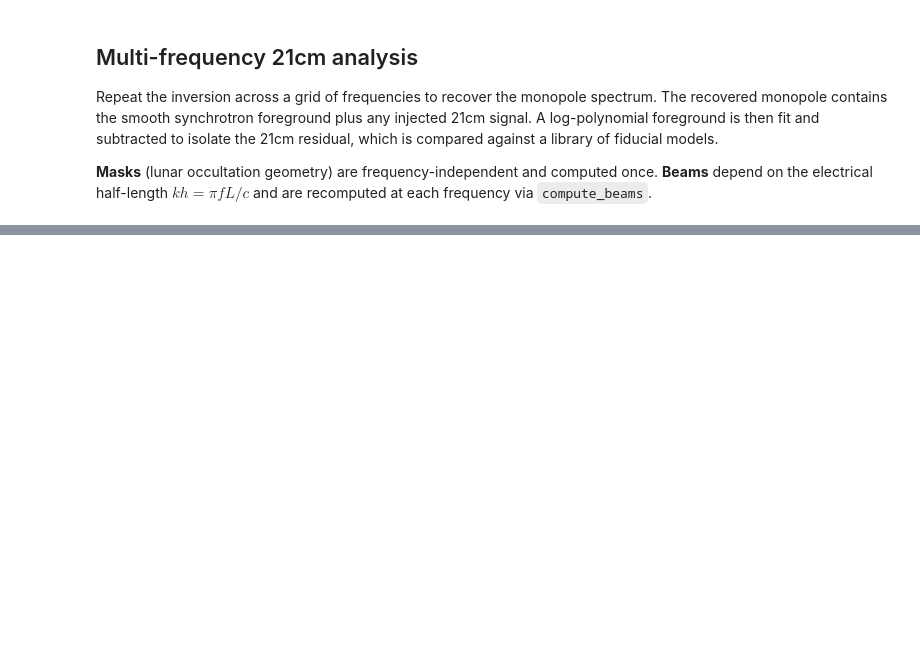
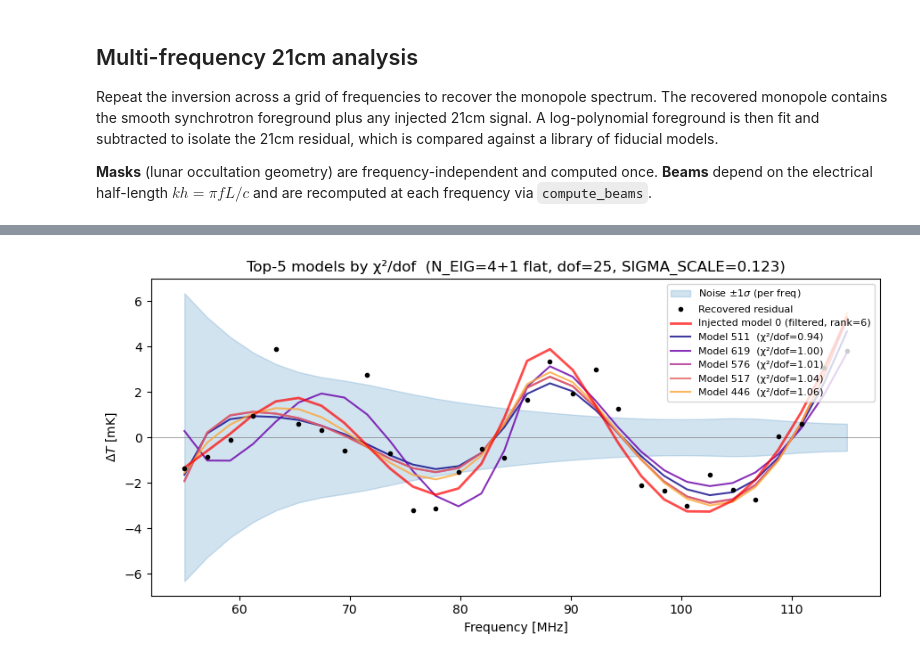
Before and after one commit to AaronParsons/eigsep_sim, a Jupyter notebook: notebooks/Lunar Orbit Multi Freq.ipynb, the cells around one changed output, grey strips where cells are left out. Drawn from its saved outputs; the diff is of its cells as text; code cells hidden in the pictures; blank space fills up the shorter version.

Commit message:
Updated to fully working Lunar Orbit Multi Freq.ipynb

```diff
--- a/notebooks/Lunar Orbit Multi Freq.ipynb
+++ b/notebooks/Lunar Orbit Multi Freq.ipynb
@@ -132,19 +151,26 @@ of fiducial models.
 once.  **Beams** depend on the electrical half-length $kh = \pi f L / c$ and
 are recomputed at each frequency via `compute_beams`.
 # %%
-# ── Frequency grid ──────────────────────────────────────────────────────────────────────────────
+# ── Frequency grid ────────────────────────────────────────────────────────────
 FREQS_MHZ = np.linspace(55.0, 115.0, 30)   # 30 channels, 55–115 MHz
 N_FREQ    = len(FREQS_MHZ)
 
-# ── Load 21cm model library ───────────────────────────────────────────────────────
+# ── Noise scaling ─────────────────────────────────────────────────────────────
+# SIGMA_SCALE multiplies the per-dipole radiometer noise at each frequency.
+# Physical noise (SIGMA_SCALE=1) is noise-dominated at ~9x the 21cm signal;
+# here we scale down to bring noise to ~1× the filtered signal amplitude,
+# equivalent to ~66× more integration time (σ ∝ 1/√τ, so 1/0.123² ≈ 66).
+SIGMA_SCALE = 0.123
+
+# ── Load 21cm model library ───────────────────────────────────────────────────
 models_21cm = T21cmModel()
 print(f'Loaded {len(models_21cm)} 21cm signal models')
 
-# ── Injection model  (change INJ_MODEL_IDX to test different scenarios) ────────
+# ── Injection model  (change INJ_MODEL_IDX to test different scenarios) ───────
 INJ_MODEL_IDX = 0
 T_21_INJ = models_21cm(FREQS_MHZ * 1e6, model_index=INJ_MODEL_IDX)
 
-# ── GSM at all frequencies (single SkyModel call) ────────────────────────────
+# ── GSM at all frequencies (single SkyModel call) ─────────────────────────────
 print('Loading GSM at all frequencies … ', end='', flush=True)
 sky_mf   = SkyModel(FREQS_MHZ * 1e6, nside=cfg.observation.nside, srcs=None)
 gsm_maps = np.asarray(sky_mf.map)   # (npix, N_FREQ)
@@ -155,3 +181,5 @@ print(f'done — shape {gsm_maps.shape}')
 print(f'\nInjection: model {INJ_MODEL_IDX},  '
       f'peak = {T_21_INJ.min()*1e3:.0f} mK  at '
       f'{FREQS_MHZ[np.argmin(T_21_INJ)]:.1f} MHz')
+print(f'Noise scale: {SIGMA_SCALE}  '
+      f'(equivalent integration time: {1/SIGMA_SCALE**2:.0f}× single-orbit)')
@@ -290,52 +340,70 @@ print(f'Residual rms: {np.std(resid_est)*1e3:.2f} mK  '
 dof = N_FREQ - N_MODES_TOTAL
 
 # Evaluate all models at the observation frequencies  (n_models, N_FREQ)
-T_all = models_21cm(FREQS_MHZ * 1e6)           # (n_models, N_FREQ)
-T_all_filt = eigenmode_filter(T_all, modes)    # (n_models, N_FREQ)
+T_all      = models_21cm(FREQS_MHZ * 1e6)        # (n_models, N_FREQ)
+T_all_filt = eigenmode_filter(T_all, modes)       # (n_models, N_FREQ)
 
-# chi^2 / dof for every model
-chi2_nu = np.sum(((resid_est - T_all_filt) / sigma_res) ** 2, axis=1) / dof
+# chi²/dof — per-frequency sigma weighting.
+# SIGMA_MONO varies ~10× across the band, so the mean would under-weight
+# the high-sensitivity (high-frequency) channels.
+chi2_nu = np.sum(((resid_est - T_all_filt) / SIGMA_MONO[np.newaxis, :]) ** 2,
+                  axis=1) / dof
 
-print(f'Model library: {len(models_21cm)} models')
-print(f'chi²/dof  min = {chi2_nu.min():.2f}  (model {np.argmin(chi2_nu)}),  '
-      f'median = {np.median(chi2_nu):.2f}')
+# Signal recovery metrics
+chi2_model0  = float(chi2_nu[INJ_MODEL_IDX])
+rank_model0  = int(np.sum(chi2_nu <= chi2_model0))   # 1-based rank
+pct_rank     = rank_model0 / len(chi2_nu) * 100.0
+chi2_thresh  = 1.0 + 2.0 * np.sqrt(2.0 / dof)       # 2σ above expected chi²/dof=1
 
-# ── Plot: best-fitting models overlaid on residual ──────────────────────────────
-N_SHOW = 10   # how many best-fit models to overlay
+print(f'Model library: {len(models_21cm)} models  (dof={dof})')
+print(f'chi²/dof  min={chi2_nu.min():.3f} (model {np.argmin(chi2_nu)}),  '
+      f'median={np.median(chi2_nu):.3f}')
+print(f'Injected model {INJ_MODEL_IDX}: chi²/dof={chi2_model0:.3f}  '
+      f'rank={rank_model0}/{len(chi2_nu)} ({pct_rank:.1f}th pct)')
+
+# ── Plot: residual with per-frequency noise band ───────────────────────────────
+N_SHOW  = 5
 best_idx = np.argsort(chi2_nu)[:N_SHOW]
 
 fig, ax = plt.subplots(figsize=(9, 4.5))
-ax.axhspan(-sigma_res * 1e3, sigma_res * 1e3,
-           alpha=0.15, color='gray', zorder=0, label=r'Noise $\pm 1\sigma$')
+ax.fill_between(FREQS_MHZ, -SIGMA_MONO * 1e3, SIGMA_MONO * 1e3,
+                alpha=0.2, color='C0', zorder=0, label=r'Noise $\pm 1\sigma$ (per freq)')
 ax.axhline(0, color='gray', lw=0.5, zorder=0)
 ax.plot(FREQS_MHZ, resid_est * 1e3, 'k.', ms=6, zorder=5,
         label='Recovered residual')
-ax.plot(FREQS_MHZ, T_21_filt * 1e3, 'k--', lw=1.5, alpha=0.5, zorder=4,
-        label=f'Injected model {INJ_MODEL_IDX} (filtered)')
+ax.plot(FREQS_MHZ, T_21_filt * 1e3, 'r-', lw=2, alpha=0.7, zorder=4,
+        label=f'Injected model {INJ_MODEL_IDX} (filtered, rank={rank_model0})')
 
 cmap = plt.cm.plasma
 for rank, idx in enumerate(best_idx):
     c = cmap(rank / N_SHOW)
-    ax.plot(FREQS_MHZ, T_all_filt[idx] * 1e3, '-', color=c, lw=1.5, alpha=0.8,
-            label=f'Model {idx}  (χ²/dof={chi2_nu[idx]:.2f})')
+    lbl = f'Model {idx}  (χ²/dof={chi2_nu[idx]:.2f})'
+    if idx == INJ_MODEL_IDX:
+        lbl += '  ← injected'
+    ax.plot(FREQS_MHZ, T_all_filt[idx] * 1e3, '-', color=c, lw=1.5, alpha=0.8, label=lbl)
 
 ax.set_xlabel('Frequency [MHz]')
 ax.set_ylabel(r'$\Delta T$ [mK]')
 ax.set_title(f'Top-{N_SHOW} models by χ²/dof  '
-             f'(dof = {dof},  {N_EIG_MODES} GSM + {N_MODES_TOTAL - N_EIG_MODES} flat modes removed)')
+             f'(N_EIG={N_EIG_MODES}+1 flat, dof={dof}, SIGMA_SCALE={SIGMA_SCALE})')
 ax.legend(fontsize=8, loc='upper right')
 plt.tight_layout()
 plt.show()
 
-# ── chi^2 histogram ──────────────────────────────────────────────────────────────────────────────
+# ── chi²/dof CDF ──────────────────────────────────────────────────────────────
 fig, ax = plt.subplots(figsize=(6, 3.5))
-ax.hist(chi2_nu, bins=40, color='C0', edgecolor='white', lw=0.3)
-ax.axvline(1.0, color='k', lw=1.5, ls='--', label=r'$\chi^2/\mathrm{dof}=1$')
-ax.axvline(chi2_nu[np.argmin(chi2_nu)], color='C1', lw=1.5,
-           label=f'Best fit (model {np.argmin(chi2_nu)})')
+sorted_chi2 = np.sort(chi2_nu)
+ax.plot(sorted_chi2, np.arange(1, len(chi2_nu)+1) / len(chi2_nu) * 100,
+        'C0-', lw=1.5, label='Model CDF')
+ax.axvline(1.0,          color='k',   lw=1.5, ls='--', label=r'$\chi^2/\mathrm{dof}=1$')
+ax.axvline(chi2_model0,  color='r',   lw=1.5, ls='-',
+           label=f'Injected model {INJ_MODEL_IDX}  (rank {rank_model0}, {pct_rank:.0f}th pct)')
+ax.axvline(chi2_thresh,  color='gray', lw=1,  ls=':',
+           label=f'2σ threshold = {chi2_thresh:.2f}')
 ax.set_xlabel(r'$\chi^2 / \mathrm{dof}$')
-ax.set_ylabel('Number of models')
+ax.set_ylabel('Cumulative % of models')
 ax.set_title('χ² distribution over model library')
-ax.legend(fontsize=9)
+ax.legend(fontsize=8)
 plt.tight_layout()
 plt.show()
+# %% [output]
@@ -341,0 +413 @@ plt.show()
+[figure, added]
```
Also changed, not shown: parts of 9 cells of this notebook.
